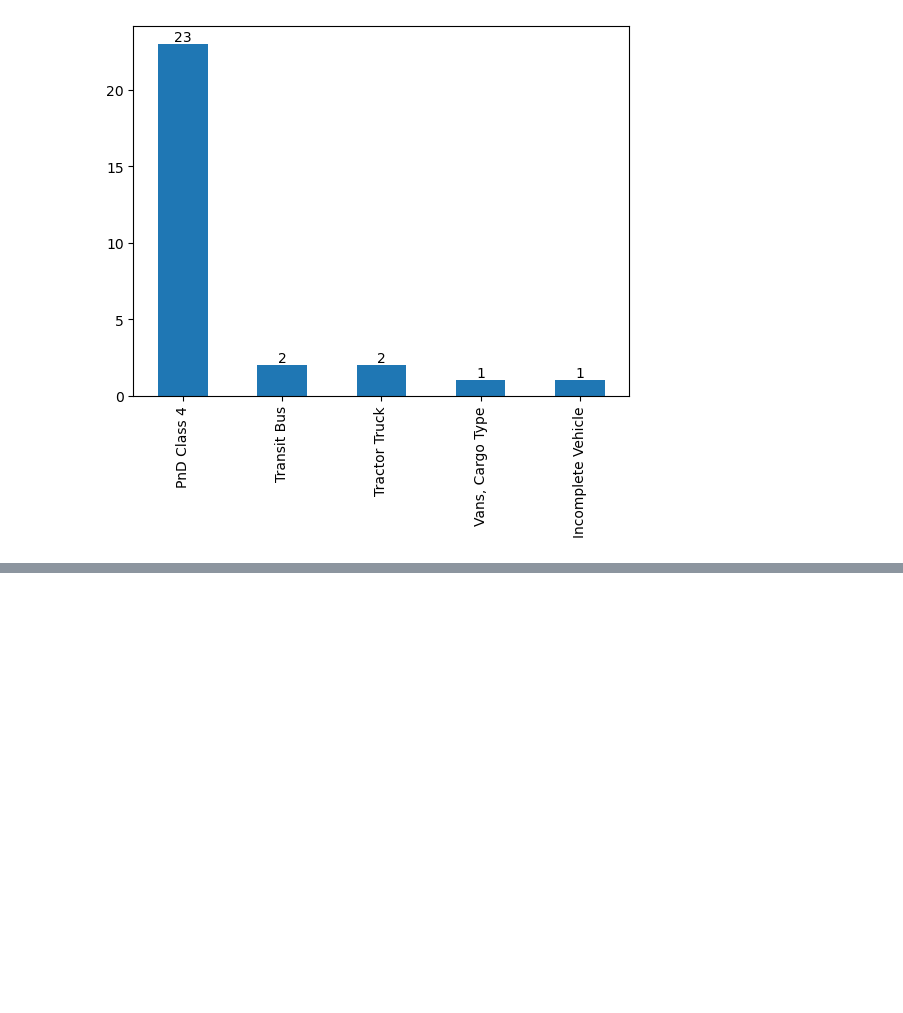
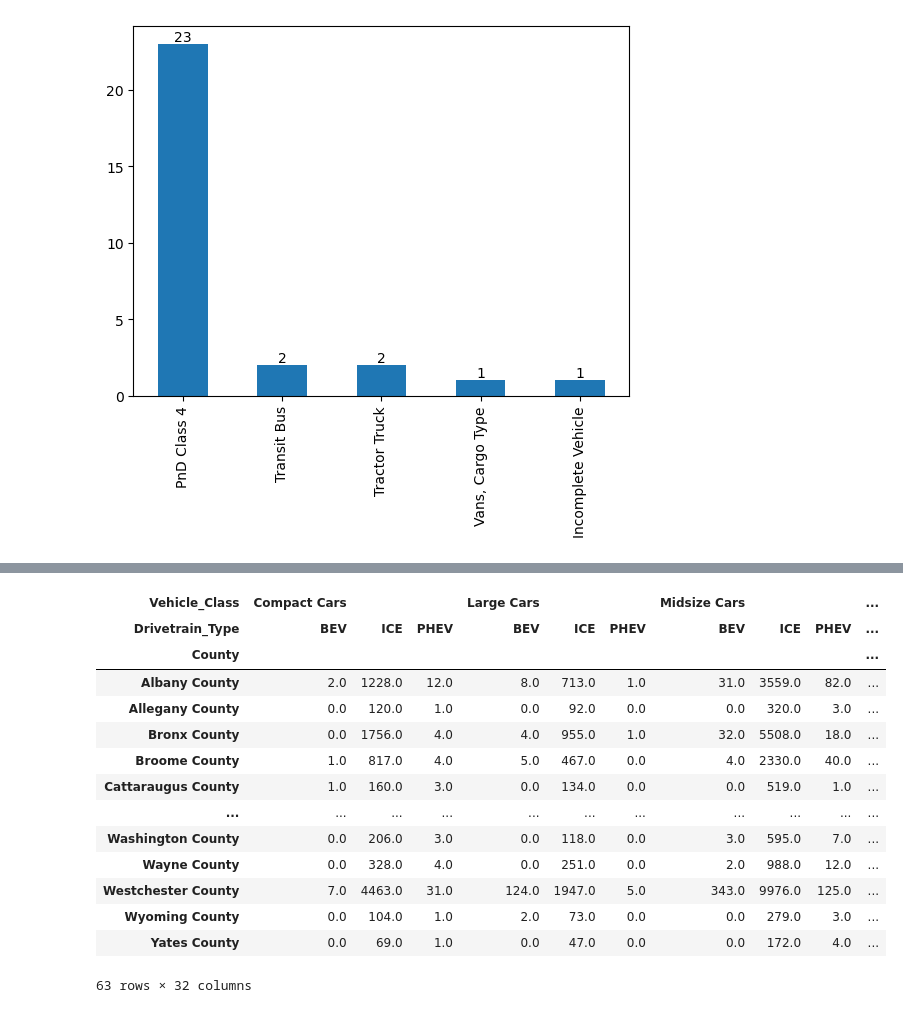
Before and after one commit to boyuan276/EVI-Pro-Lite, a Jupyter notebook: vehicle_type.ipynb, the cells around one changed output, grey strips where cells are left out. Saved outputs shown, nothing was run; the diff lists cells and outputs as text; code cells hidden in the pictures; blank space fills up the shorter version.

```diff
--- a/vehicle_type.ipynb
+++ b/vehicle_type.ipynb
@@ -179,0 +191,12 @@ plt.show()
+# %%
+# home_use_selected gives all vehicles that is home use
+home_use_selected_by_county = home_use_selected.merge(NYzipcode_df, on='ZIP Code',how = 'left')
+vehicle_type_by_county = home_use_selected_by_county.groupby(['County', 'Vehicle_Class','Drivetrain_Type'])['Vehicle Count'].sum().reset_index()
+vehicle_type_by_county_home = vehicle_type_by_county[vehicle_type_by_county['Vehicle_Class'].isin(
+    ['Midsize Cars', 'Compact Cars', 'Midsize Station Wagons',
+     'Standard Pickup Trucks', 'Van', 'Minivan',
+     'Small Sport Utility Vehicle', 'Standard Sport Utility Vehicle',
+     'Subcompact Cars', 'Small Station Wagons', 'Large Cars',
+     'Two Seaters', 'Minicompact Cars', 'Small Pickup Trucks']
+)]
+vehicle_type_by_county_home
@@ -179,0 +217,27 @@ plt.show()
+# %%
+# rearrange the data set, we have:
+home_use_county_table = pd.pivot_table(vehicle_type_by_county_home,index = 'County',columns = ['Vehicle_Class','Drivetrain_Type'], values = 'Vehicle Count')
+new_column_names = {'Midsize Cars':'Midsize Cars', 'Compact Cars':'Compact Cars', 'Midsize Station Wagons':'Midsize Station Wagons',
+     'Standard Pickup Trucks':'Standard Pickup Trucks', 'Van':'Van', 'Minivan':'Minivan',
+     'Small Sport Utility Vehicle':'Small Sport Utility Vehicle', 'Standard Sport Utility Vehicle':'Standard Sport Utility Vehicle',
+     'Subcompact Cars':'Subcompact Cars', 'Small Station Wagons':'Small Station Wagons', 'Large Cars':'Large Cars',
+     'Two Seaters':'Two Seaters', 'Minicompact Cars':'Minicompact Cars', 'Small Pickup Trucks':'Small Pickup Trucks'}
+home_use_county_table = home_use_county_table.rename(columns=new_column_names)
+home_use_county_table = home_use_county_table.fillna(0)
+home_use_county_table
+# %% [output]
+| Vehicle_Class | Compact Cars |  |  | Large Cars |  |  | Midsize Cars |  |  | ... |
+| Drivetrain_Type | BEV | ICE | PHEV | BEV | ICE | PHEV | BEV | ICE | PHEV | ... |
+| County |  |  |  |  |  |  |  |  |  | ... |
+| Albany County | 2.0 | 1228.0 | 12.0 | 8.0 | 713.0 | 1.0 | 31.0 | 3559.0 | 82.0 | ... |
+| Allegany County | 0.0 | 120.0 | 1.0 | 0.0 | 92.0 | 0.0 | 0.0 | 320.0 | 3.0 | ... |
+| Bronx County | 0.0 | 1756.0 | 4.0 | 4.0 | 955.0 | 1.0 | 32.0 | 5508.0 | 18.0 | ... |
+| Broome County | 1.0 | 817.0 | 4.0 | 5.0 | 467.0 | 0.0 | 4.0 | 2330.0 | 40.0 | ... |
+| Cattaraugus County | 1.0 | 160.0 | 3.0 | 0.0 | 134.0 | 0.0 | 0.0 | 519.0 | 1.0 | ... |
+| ... | ... | ... | ... | ... | ... | ... | ... | ... | ... | ... |
+| Washington County | 0.0 | 206.0 | 3.0 | 0.0 | 118.0 | 0.0 | 3.0 | 595.0 | 7.0 | ... |
+| Wayne County | 0.0 | 328.0 | 4.0 | 0.0 | 251.0 | 0.0 | 2.0 | 988.0 | 12.0 | ... |
+| Westchester County | 7.0 | 4463.0 | 31.0 | 124.0 | 1947.0 | 5.0 | 343.0 | 9976.0 | 125.0 | ... |
+| Wyoming County | 0.0 | 104.0 | 1.0 | 2.0 | 73.0 | 0.0 | 0.0 | 279.0 | 3.0 | ... |
+| Yates County | 0.0 | 69.0 | 1.0 | 0.0 | 47.0 | 0.0 | 0.0 | 172.0 | 4.0 | ... |
+63 rows × 32 columns
```
Also changed, not shown: parts of 9 cells of this notebook.
